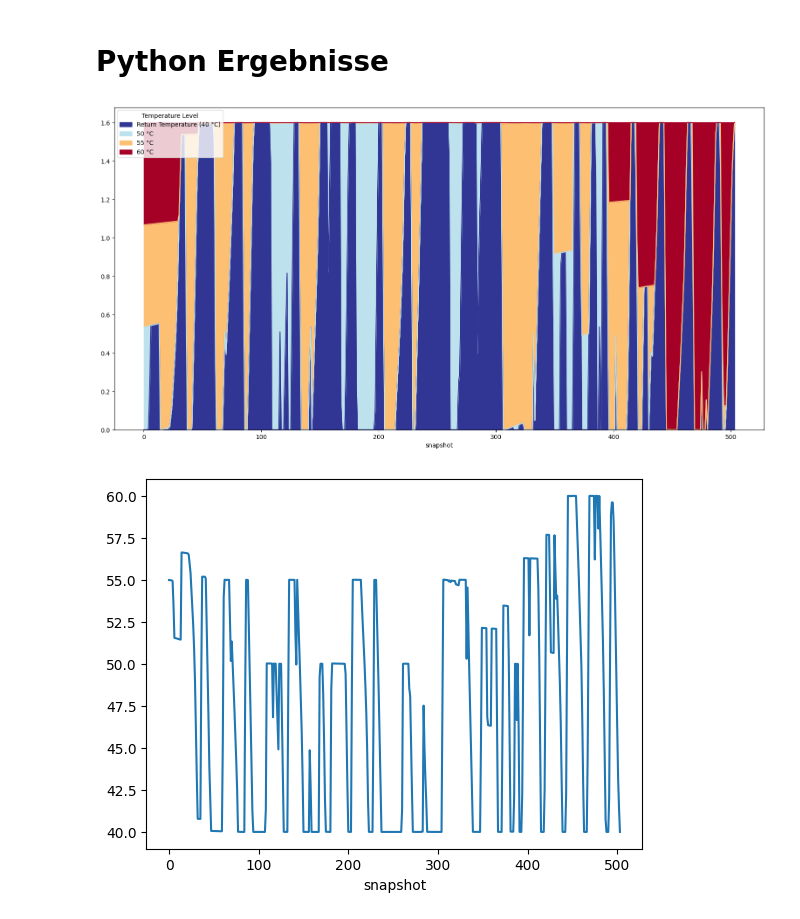
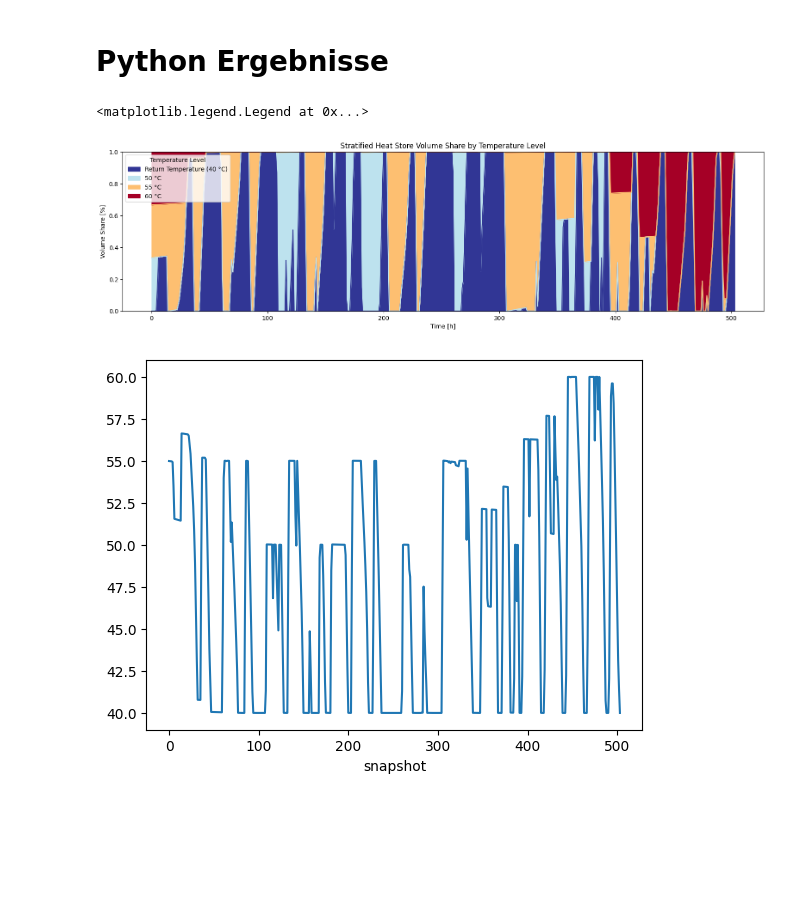
Before and after one commit to choffma8/masterprojektWaermespeicher, a Jupyter notebook: konstanterTemperaturspeicher - 3 Wochen.ipynb, the cells around one changed output. Drawn from its saved outputs; the diff is of its cells as text; code cells hidden in the pictures; blank space fills up the shorter version.

```diff
--- a/konstanterTemperaturspeicher - 3 Wochen.ipynb
+++ b/konstanterTemperaturspeicher - 3 Wochen.ipynb
@@ -305,16 +305,23 @@ p_hp_60 = p_heat[('hp', 60)]
 p_hp_55 = p_heat[('hp', 55)]
 p_hp_50 = p_heat[('hp', 50)]
 # %%
-#ph.plot.plot_stratified_heat_store(n, 'hs', sns = n.snapshots)
-
 df = n.heat_stores_t.V.clip(lower=0)
 df.insert(3, 'Return Temperature (40 °C)', ((Store_base * Store_height) - df.sum(axis=1)).clip(lower=0))
 df.columns = ['60 °C', '55 °C', '50 °C', 'Return Temperature (40 °C)']
 df = df.iloc[:, ::-1]
-ax = df.plot(kind='area', stacked=True, figsize=(19.2, 9.6), cmap='RdYlBu_r')
-ax.legend(title="Temperature Level", loc='upper left', bbox_to_anchor=(0, 1));
+
+# Rescale volume to share (0 to 1) by dividing by total store capacity
+df_share = df.div(Store_base * Store_height, axis=0)
+
+ax = df_share.plot(kind='area', stacked=True, figsize=(19.2, 4.8), cmap='RdYlBu_r')
+ax.set_title("Stratified Heat Store Volume Share by Temperature Level")
+ax.set_xlabel("Time [h]")
+ax.set_ylabel("Volume Share [%]")
+ax.set_ylim(0, 1)
+ax.legend(title="Temperature Level", loc='upper left', bbox_to_anchor=(0, 1))
 # %% [output]
+<matplotlib.legend.Legend at 0x...>
-[figure, old version]
+[figure, new version]
 # %%
 df = n.heat_stores_t.V.clip(lower=0)
 df.columns = ['60 °C', '55 °C', '50 °C']
```
